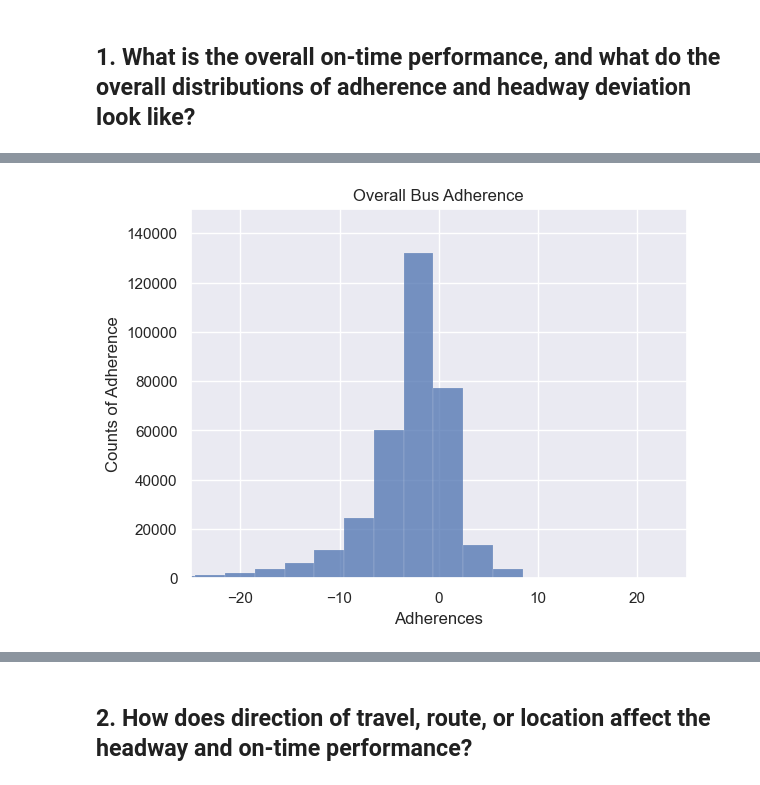
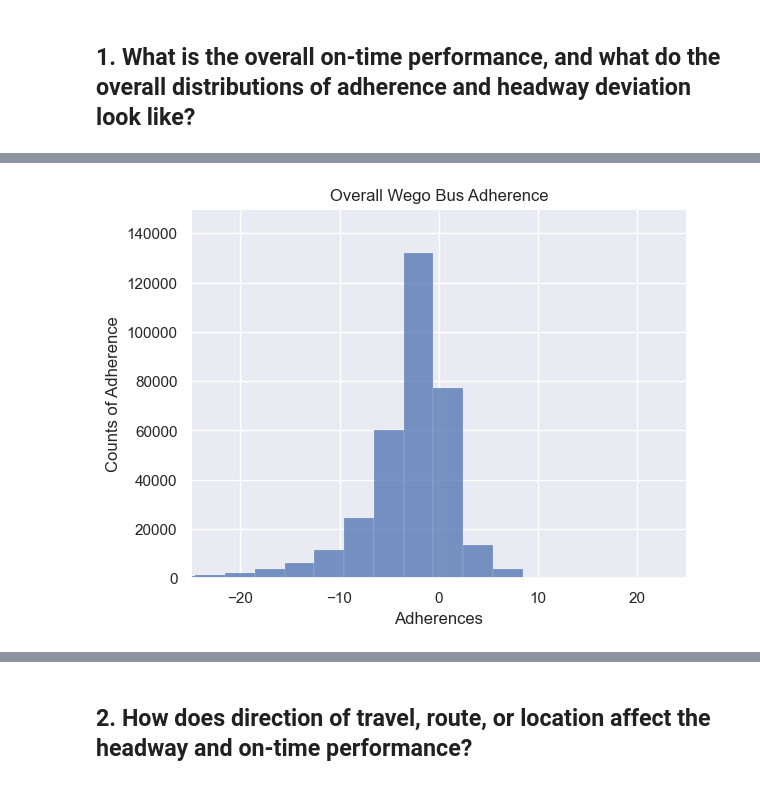
Before and after one commit to NSS-Data-Analytics-Cohort-11/wego-new-california-republic, a Jupyter notebook: notebooks/DA11 New California Republic Wego Project.ipynb, the cells around one changed output, grey strips where cells are left out. Cells and saved outputs as stored; diff of their text form; code cells hidden in the pictures.

```diff
--- a/notebooks/DA11 New California Republic Wego Project.ipynb
+++ b/notebooks/DA11 New California Republic Wego Project.ipynb
@@ -72,12 +133,12 @@ SERVICE_ABBR
 # %%
 #Overall distribution of adherence
 sns.set_theme(style="darkgrid")
 sns.histplot(data=wegodf, x="ADHERENCE", binwidth=3)
 plt.ylim(0, 150000)
 plt.xlim(-25, 25)
 plt.xlabel("Adherences")
 plt.ylabel("Counts of Adherence")
-plt.title("Overall Bus Adherence")
+plt.title("Overall Wego Bus Adherence")
 plt.show()
 # %% [output]
-[figure, old version]
+[figure, new version]
```
Also changed, not shown: parts of 12 cells of this notebook.
